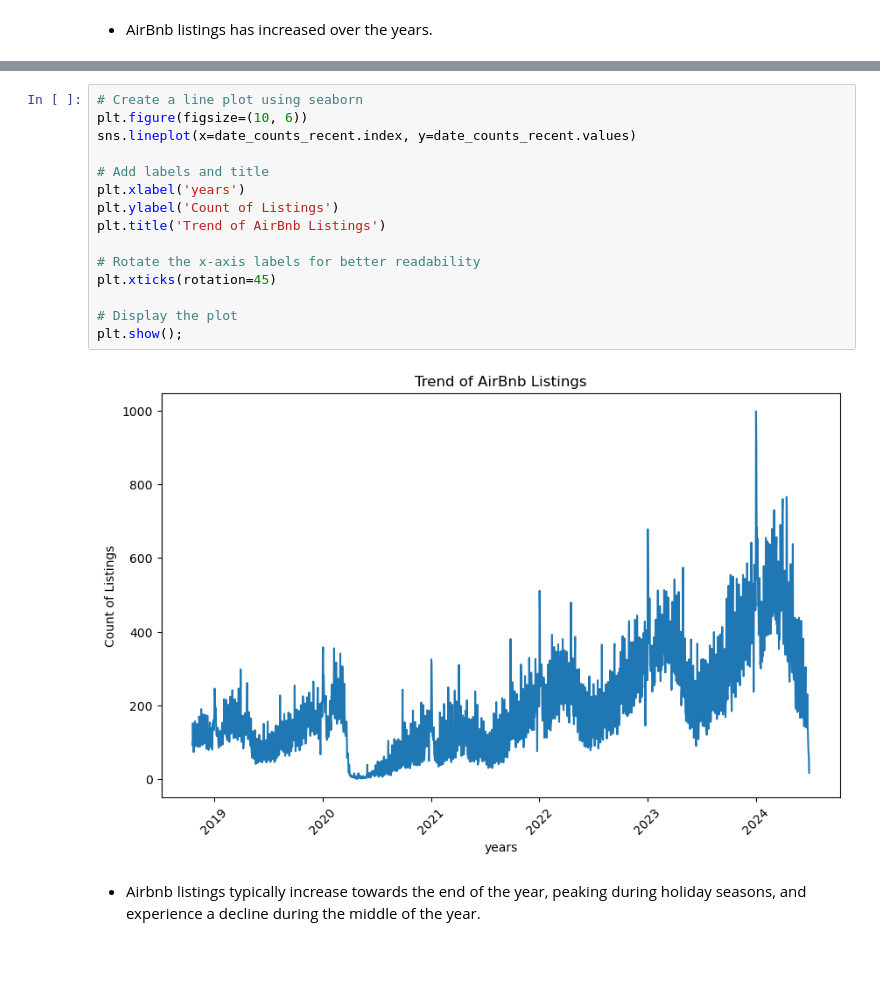
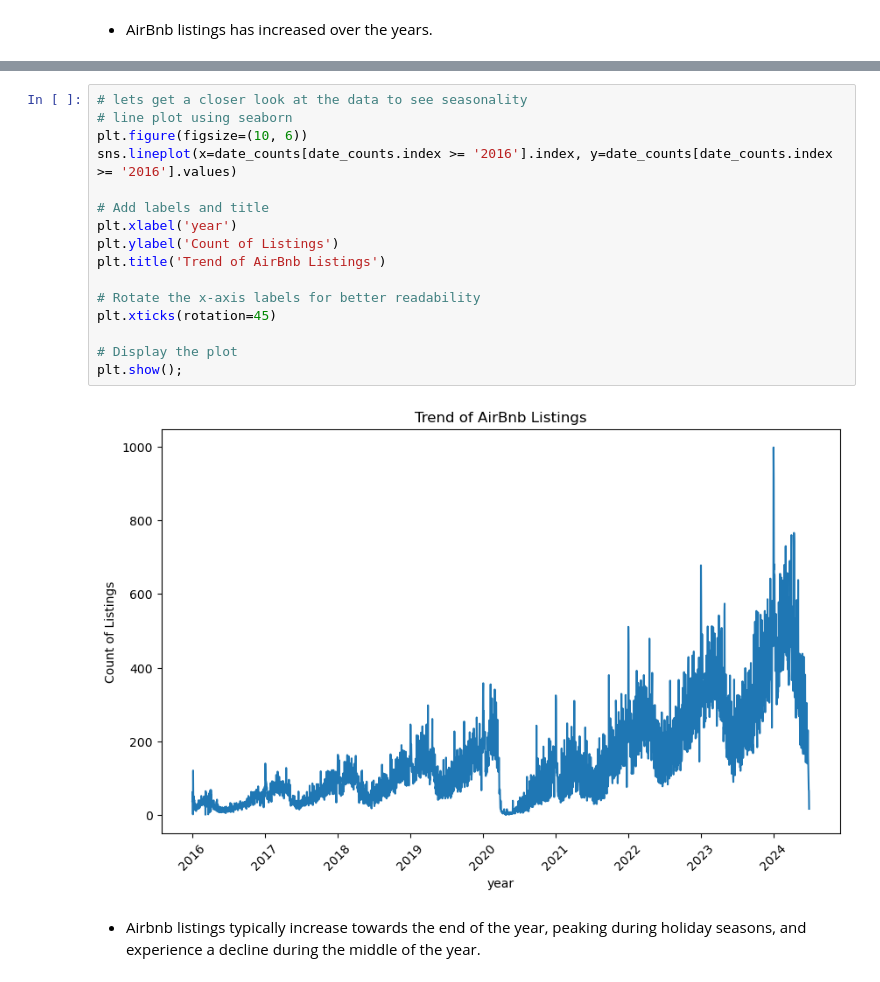
Before and after one commit to kev065/airbnb, a Jupyter notebook: analysis.ipynb, the cells around one changed output, grey strips where cells are left out. Cells and saved outputs as stored; diff of their text form.

```diff
--- a/analysis.ipynb
+++ b/analysis.ipynb
@@ -369,19 +351,20 @@ Name: count, Length: 2080, dtype: int64
 # %%
-# Create a line plot using seaborn
+# lets get a closer look at the data to see seasonality
+# line plot using seaborn
 plt.figure(figsize=(10, 6))
-sns.lineplot(x=date_counts_recent.index, y=date_counts_recent.values)
+sns.lineplot(x=date_counts[date_counts.index >= '2016'].index, y=date_counts[date_counts.index >= '2016'].values)
 
 # Add labels and title
-plt.xlabel('years')
+plt.xlabel('year')
 plt.ylabel('Count of Listings')
 plt.title('Trend of AirBnb Listings')
 
 # Rotate the x-axis labels for better readability
 plt.xticks(rotation=45)
 
 # Display the plot
 plt.show();
 # %% [output]
-[figure, old version]
+[figure, new version]
 # %% [markdown]
 - Airbnb listings typically increase towards the end of the year, peaking during holiday seasons, and experience a decline during the middle of the year.
```
Also changed, not shown: parts of 2 cells of this notebook, 1 other file.
